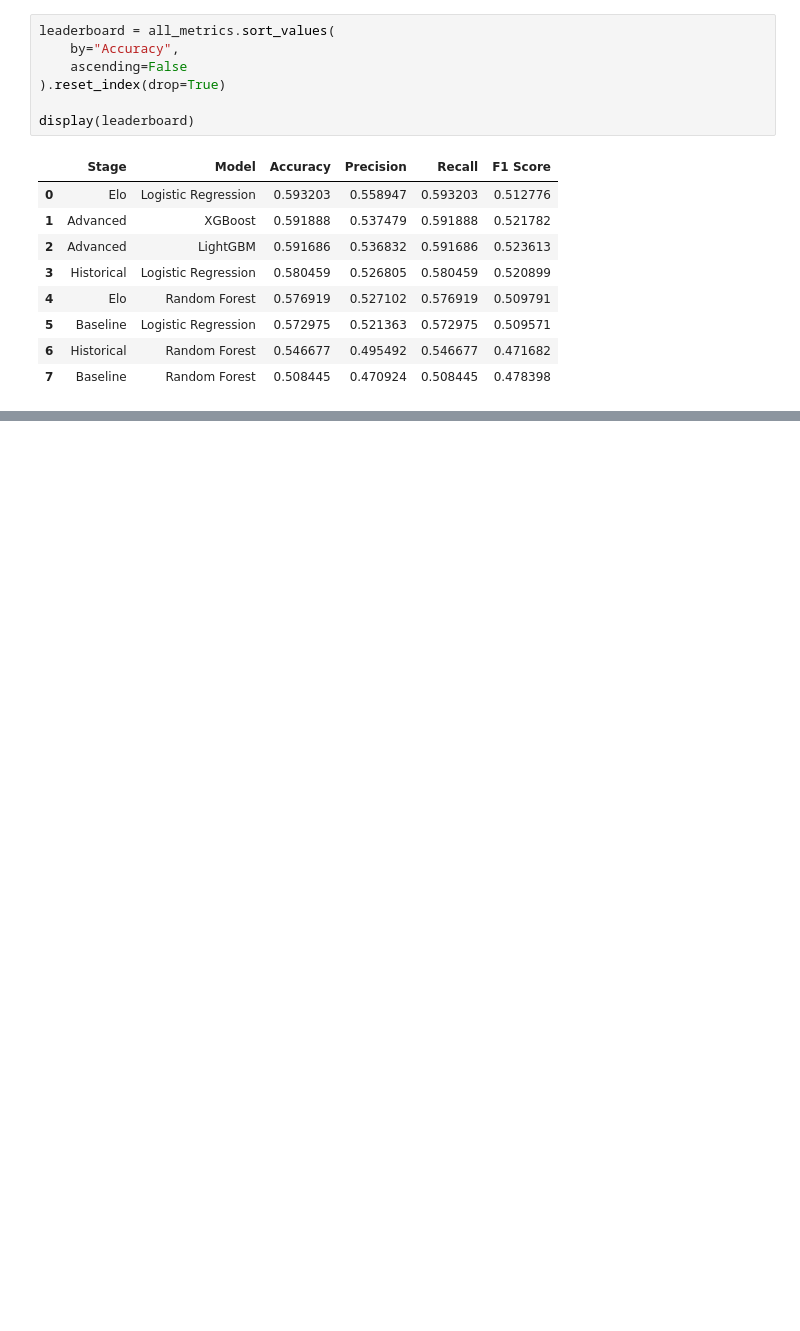
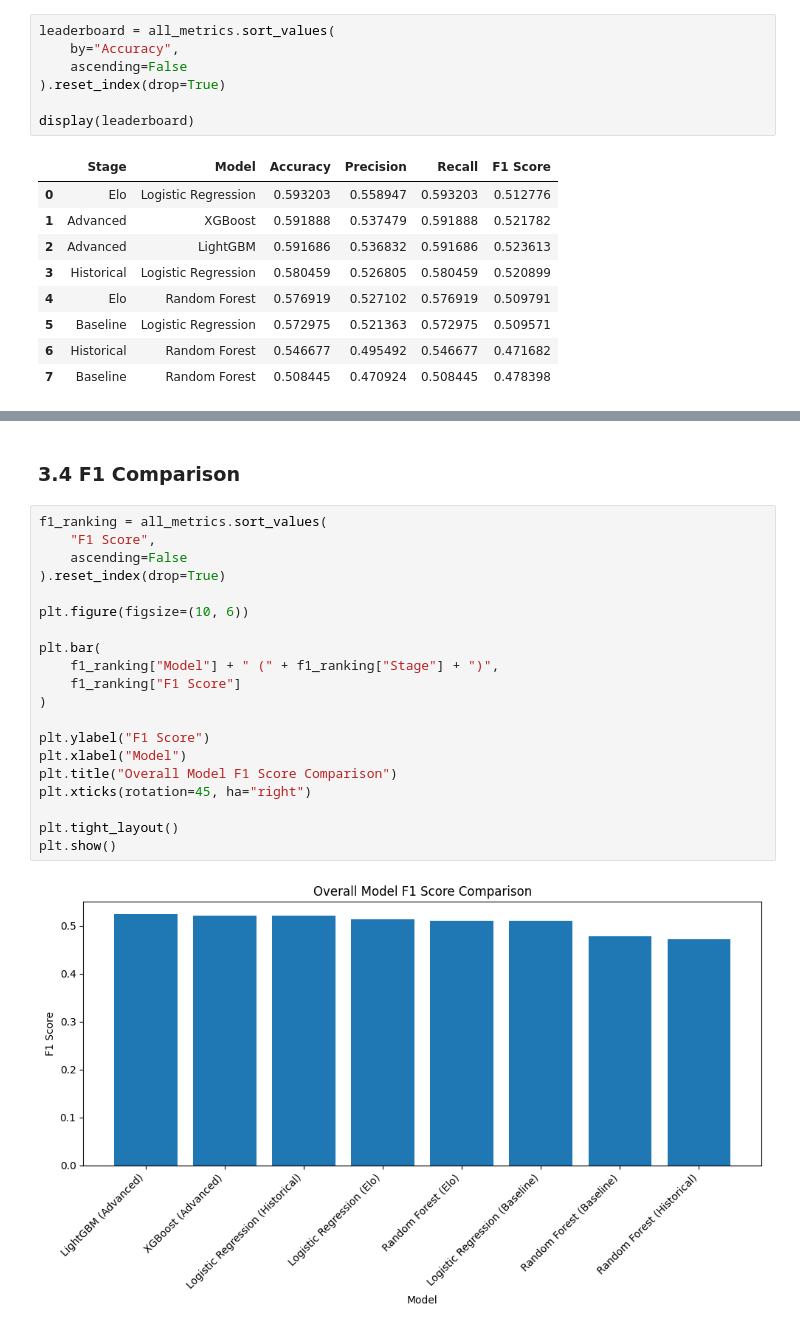
Before and after one commit to RyannPy/international-football-prediction, a Jupyter notebook: notebooks/12_model_selection.ipynb, the cells around one changed output, grey strips where cells are left out. Drawn from its saved outputs; the diff is of its cells as text; blank space fills up the shorter version.

```diff
--- a/notebooks/12_model_selection.ipynb
+++ b/notebooks/12_model_selection.ipynb
@@ -125,0 +149,24 @@ display(leaderboard)
+# %% [markdown]
+### 3.4 F1 Comparison
+# %%
+f1_ranking = all_metrics.sort_values(
+    "F1 Score",
+    ascending=False
+).reset_index(drop=True)
+
+plt.figure(figsize=(10, 6))
+
+plt.bar(
+    f1_ranking["Model"] + " (" + f1_ranking["Stage"] + ")",
+    f1_ranking["F1 Score"]
+)
+
+plt.ylabel("F1 Score")
+plt.xlabel("Model")
+plt.title("Overall Model F1 Score Comparison")
+plt.xticks(rotation=45, ha="right")
+
+plt.tight_layout()
+plt.show()
+# %% [output]
+[figure, added]
```
Also changed, not shown: parts of 8 cells of this notebook.
